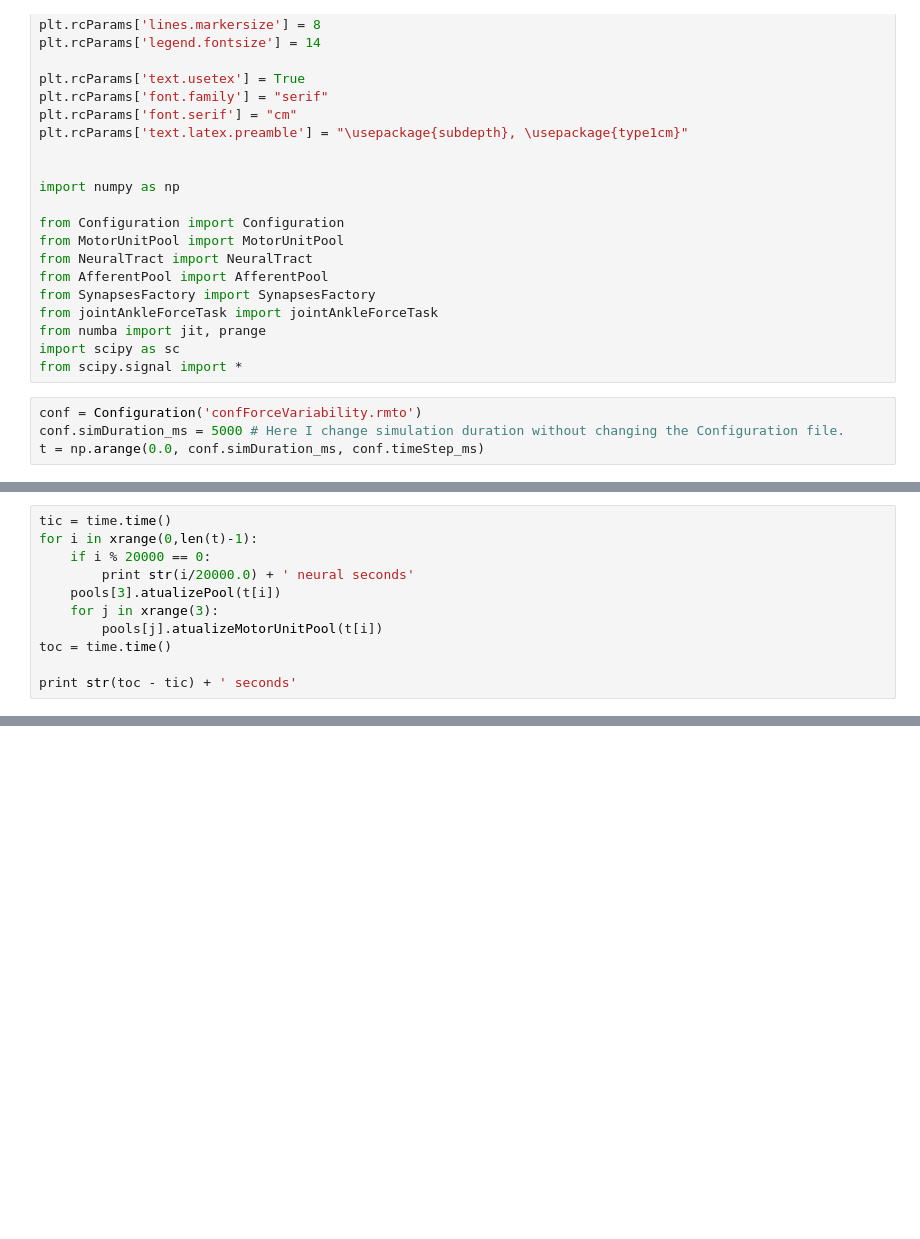
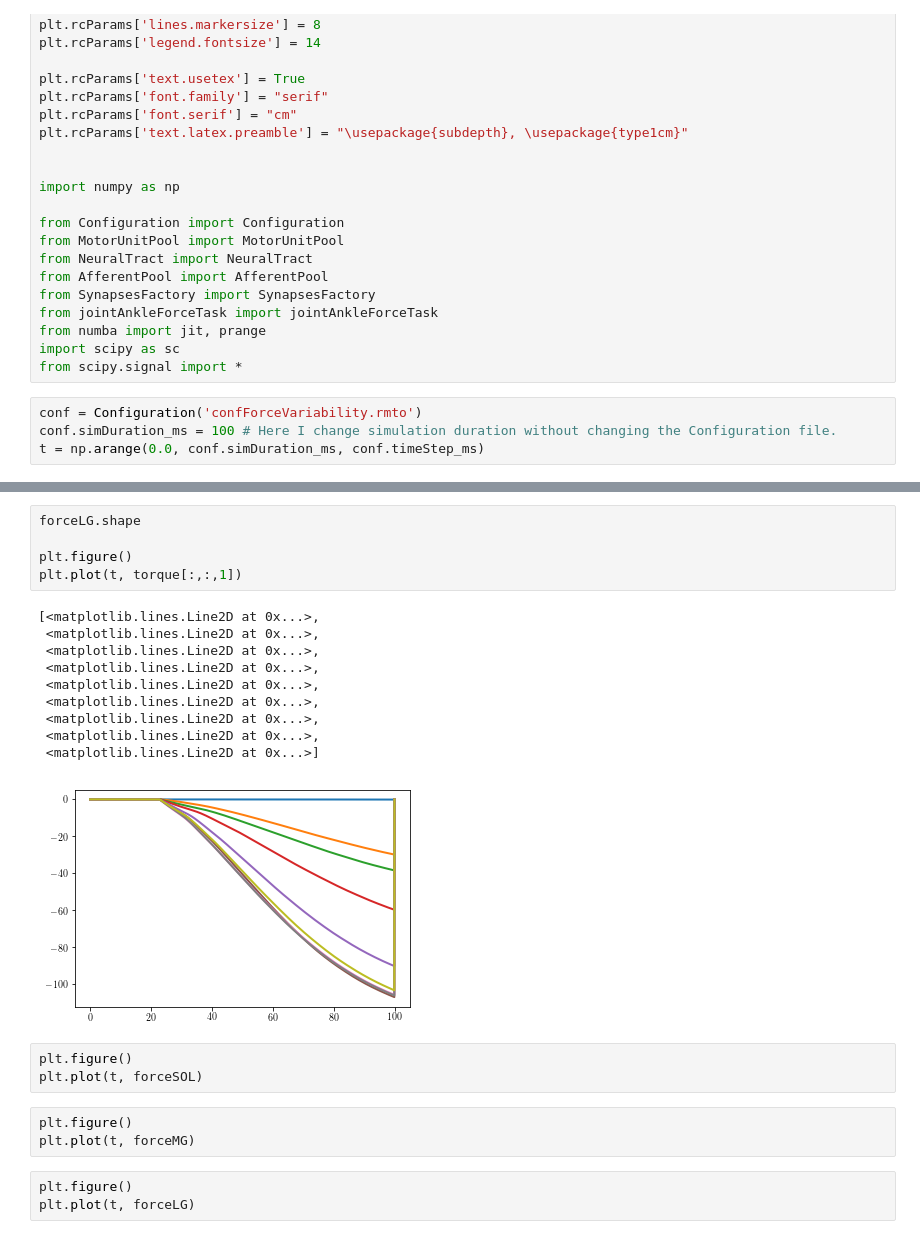
Before and after one commit to rnwatanabe/projectPR, a Jupyter notebook: ExampleNotebooks/ForceVariability.ipynb, the cells around one changed output, grey strips where cells are left out. Drawn from its saved outputs; the diff is of its cells as text; blank space fills up the shorter version.

Commit message:
force variability

```diff
--- a/ExampleNotebooks/ForceVariability.ipynb
+++ b/ExampleNotebooks/ForceVariability.ipynb
@@ -38,5 +38,5 @@ import scipy as sc
 from scipy.signal import *
 # %%
 conf = Configuration('confForceVariability.rmto')
-conf.simDuration_ms = 5000 # Here I change simulation duration without changing the Configuration file.
+conf.simDuration_ms = 100 # Here I change simulation duration without changing the Configuration file.
 t = np.arange(0.0, conf.simDuration_ms, conf.timeStep_ms)
@@ -70,11 +42,0 @@ disturbance = np.transpose(sc.signal.filtfilt(b,a,sc.random.randn(1,int(20000*60
-# %%
-tic = time.time()
-for i in xrange(0,len(t)-1):
-    if i % 20000 == 0:
-        print str(i/20000.0) + ' neural seconds'
-    pools[3].atualizePool(t[i])
-    for j in xrange(3):
-        pools[j].atualizeMotorUnitPool(t[i])
-toc = time.time()
-
-print str(toc - tic) + ' seconds'
@@ -184,0 +123,25 @@ plt.show()
+# %%
+forceLG.shape
+
+plt.figure()
+plt.plot(t, torque[:,:,1])
+# %% [output]
+[<matplotlib.lines.Line2D at 0x...>,
+ <matplotlib.lines.Line2D at 0x...>,
+ <matplotlib.lines.Line2D at 0x...>,
+ <matplotlib.lines.Line2D at 0x...>,
+ <matplotlib.lines.Line2D at 0x...>,
+ <matplotlib.lines.Line2D at 0x...>,
+ <matplotlib.lines.Line2D at 0x...>,
+ <matplotlib.lines.Line2D at 0x...>,
+ <matplotlib.lines.Line2D at 0x...>]
+[figure, added]
+# %%
+plt.figure()
+plt.plot(t, forceSOL)
+# %%
+plt.figure()
+plt.plot(t, forceMG)
+# %%
+plt.figure()
+plt.plot(t, forceLG)
```
Also changed, not shown: parts of 28 cells of this notebook, 6 other files.
